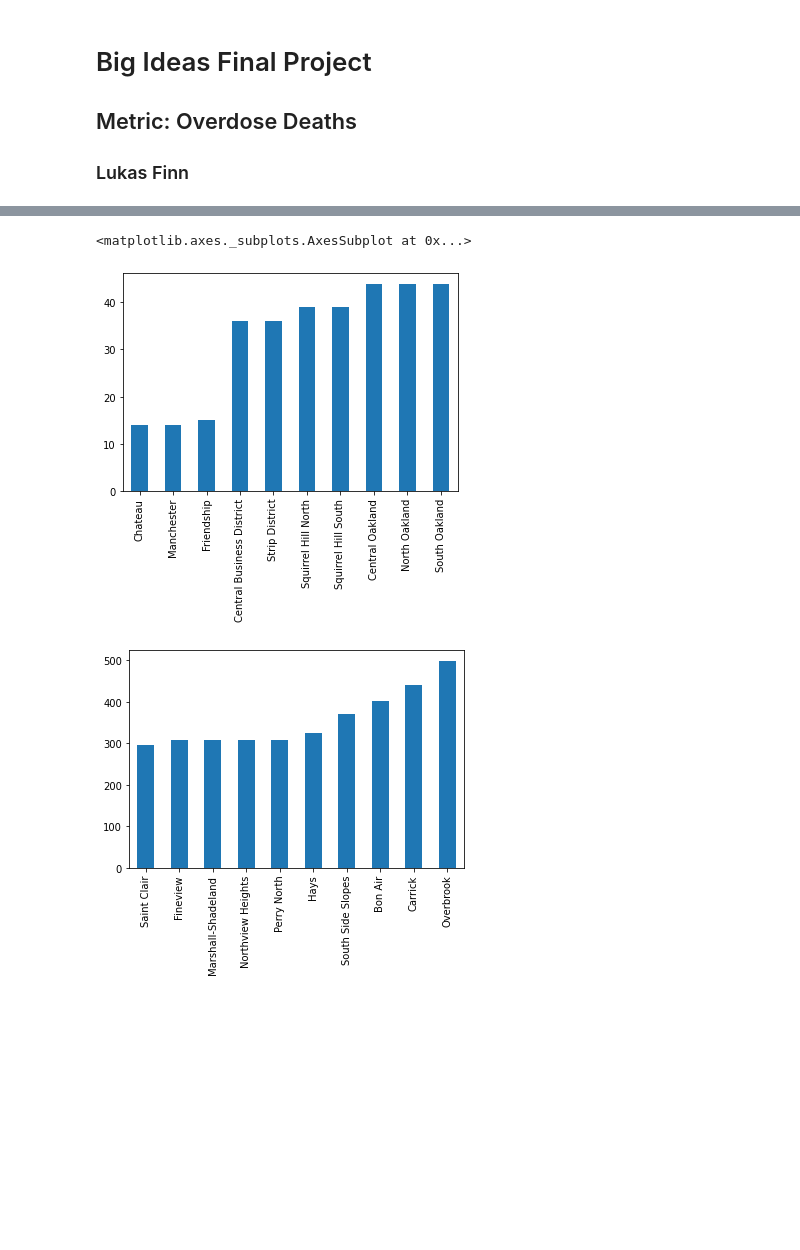
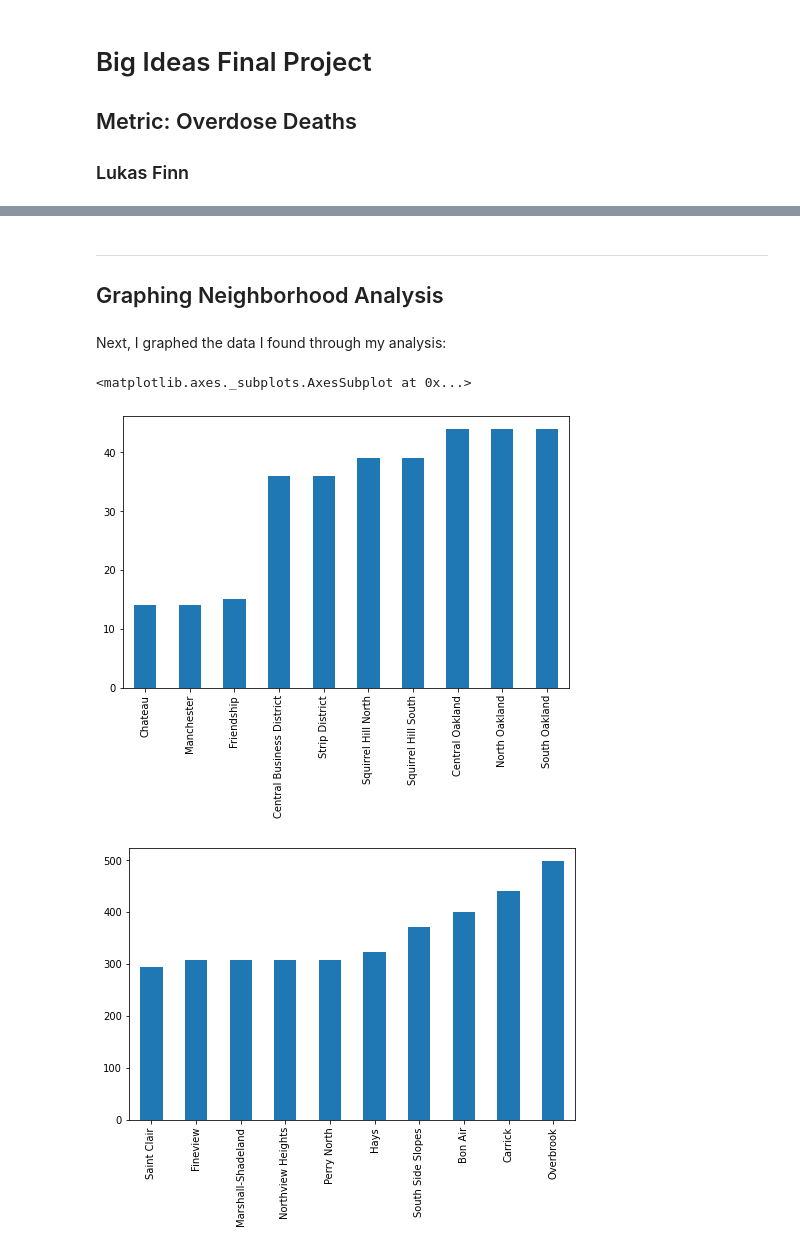
Before and after one commit to LEF-TY/Big-Ideas-Final-Project, a Jupyter notebook: Overdose.ipynb, the cells around one changed output, grey strips where cells are left out. Saved outputs shown, nothing was run; the diff lists cells and outputs as text; code cells hidden in the pictures; blank space fills up the shorter version.

```diff
--- a/Overdose.ipynb
+++ b/Overdose.ipynb
@@ -237,8 +308,14 @@ Top 10 neighborhoods with lowest overdose counts:
+# %% [markdown]
+---
+## Graphing Neighborhood Analysis
+# %% [markdown]
+Next, I graphed the data I found through my analysis:
 # %%
+# graphing findings by converting dictionary into dataframe
 hoodframe = pd.DataFrame(neighborhoodscount.values(), index = neighborhoodscount.keys())
-hoodframe[0:10].plot.bar(legend = False)
-hoodframe[80:90].plot.bar(legend = False)
+hoodframe[0:10].plot.bar(legend = False, figsize=(8, 5))
+hoodframe[80:90].plot.bar(legend = False, figsize=(8, 5))
 # %% [output]
 <matplotlib.axes._subplots.AxesSubplot at 0x...>
-[figure, old version]
+[figure, new version]
-[figure, old version]
+[figure, new version]
```
Also changed, not shown: parts of 22 cells of this notebook.
